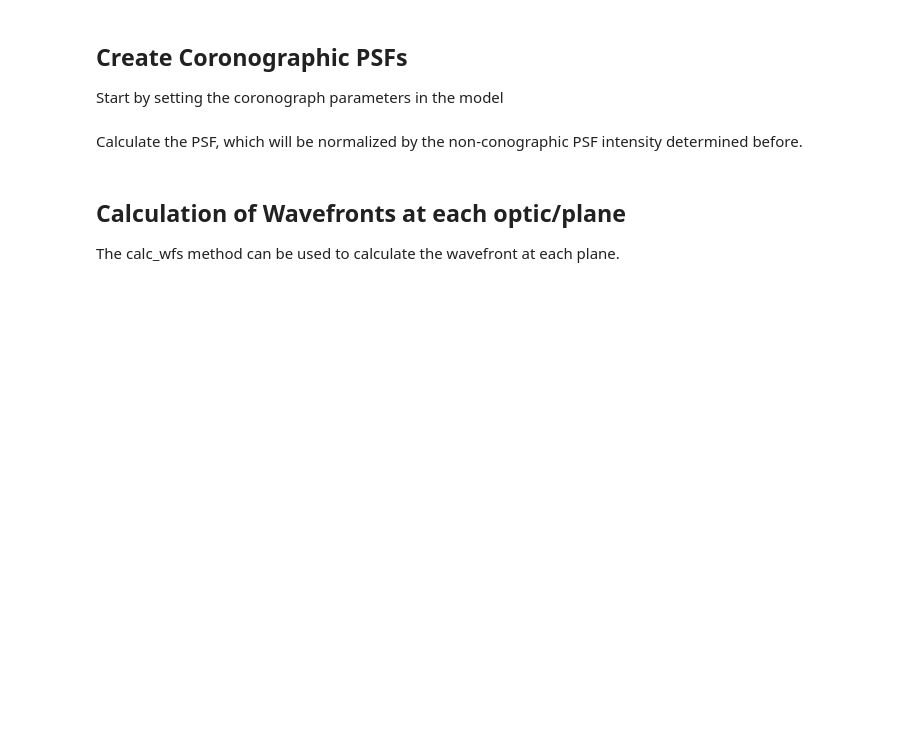
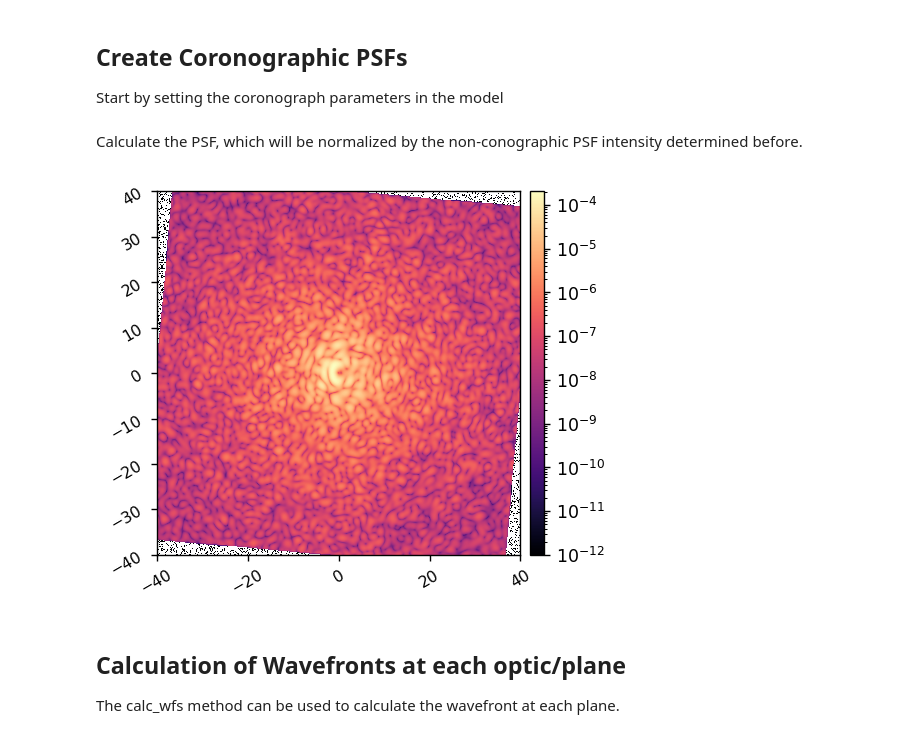
Before and after one commit to uasal/scoob-psf, a Jupyter notebook: example-notebooks/scoobpsf_demo.ipynb, the cells around one changed output. Cells and saved outputs as stored; diff of their text form; code cells hidden in the pictures; blank space fills up the shorter version.

```diff
--- a/example-notebooks/scoobpsf_demo.ipynb
+++ b/example-notebooks/scoobpsf_demo.ipynb
@@ -106,11 +108,13 @@ model.LYOT = lyot_stop
 # %% [markdown]
 Calculate the PSF, which will be normalized by the non-conographic PSF intensity determined before.
 # %%
-# model.reset_dm()
-# model.zero_dm()
-
+model.reset_dm()
+model.zero_dm()
+model.use_synthetic_opds = True
 im = model.snap()
 imshow1(im, lognorm=True, vmin=1e-12, pxscl=model.psf_pixelscale_lamD)
+# %% [output]
+[figure, added]
 # %% [markdown]
 ## Calculation of Wavefronts at each optic/plane
 The calc_wfs method can be used to calculate the wavefront at each plane.<br>
```
Also changed, not shown: parts of 7 cells of this notebook, 7 other files.
